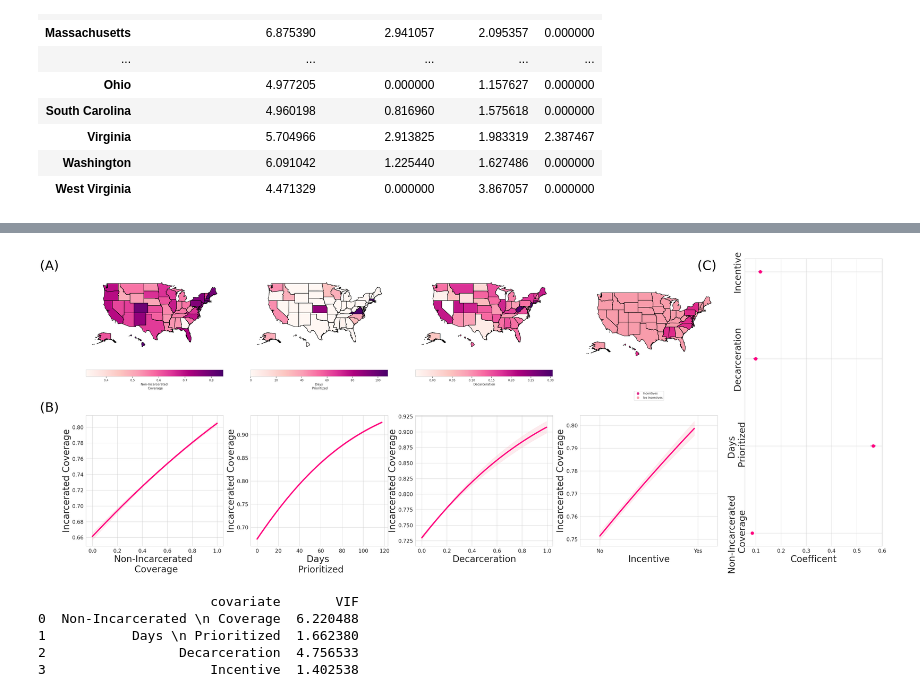
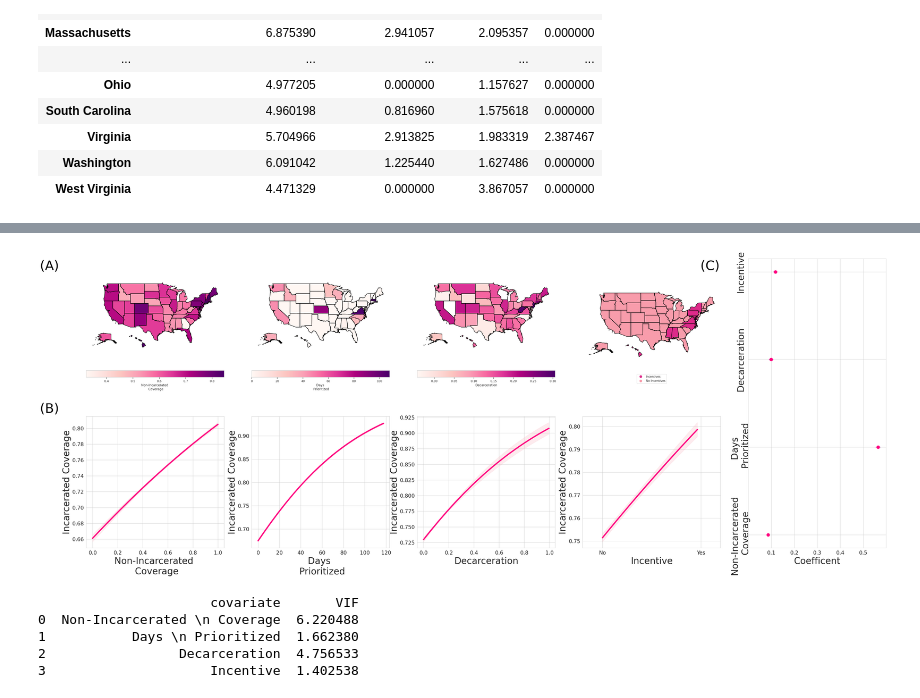
Before and after one commit to bansallab/incarcerated_vacc, a Jupyter notebook: regression_final.ipynb, the cells around one changed output, grey strips where cells are left out. Saved outputs shown, nothing was run; the diff lists cells and outputs as text; code cells hidden in the pictures.

```diff
--- a/regression_final.ipynb
+++ b/regression_final.ipynb
@@ -498,7 +498,7 @@ for num in range(0,4):
     if col_name=='Incentive':
       from matplotlib.colors import ListedColormap
       custom_cmap = ListedColormap(['#de2a8a','#f89cab'])
-      map=states.plot(column=col_name,cmap=custom_cmap,ax=maps[num],legend='True',categorical=True,legend_kwds={"loc": "lower center","bbox_to_anchor": (0.5, -0.6)})
+      map=states.plot(column=col_name,cmap=custom_cmap,ax=maps[num],legend='True',categorical=True,legend_kwds={"loc": "lower center","bbox_to_anchor": (0.5, -0.35)})
       map.axis("off")
     else:
 
@@ -556,34 +556,36 @@ labels=list(df_covariates.columns)
 labels=[s + '\n' for s in labels]
 ax.set_yticklabels(labels,rotation=90, fontsize=35,va='center',ha='center')
 ax.tick_params(axis='x', labelsize=20)
+ax.set_xlim(0,0.6)
+ax.set_xticks(np.arange(0.1,0.6,0.1))
 #ax.set_xticks(np.arange(min(x_plot), max(x_plot)+0.1,0.1))
 
 
 
 
 fig.text(0.08, 0.85,
          '(A)',
          fontsize = 50,
          color = "black")
 fig.text(0.08, 0.47,
          '(B)',
          fontsize = 50,
          color = "black")
 fig.text(0.72, 0.85,
          '(C)',
          fontsize = 50,
          color = "black")
 
 
 plt.show()
 fig.savefig(wd+'/Regression Model.jpg')
 
 
 ##CHANGES:
 #incentive ones to zero one
 ##marginal effect plots without incarcerated coverage
 # %% [output]
-[figure, old version]
+[figure, new version]
 # %%
 vif_data = pd.DataFrame()
 vif_data["covariate"] = df_covariates.columns
```
